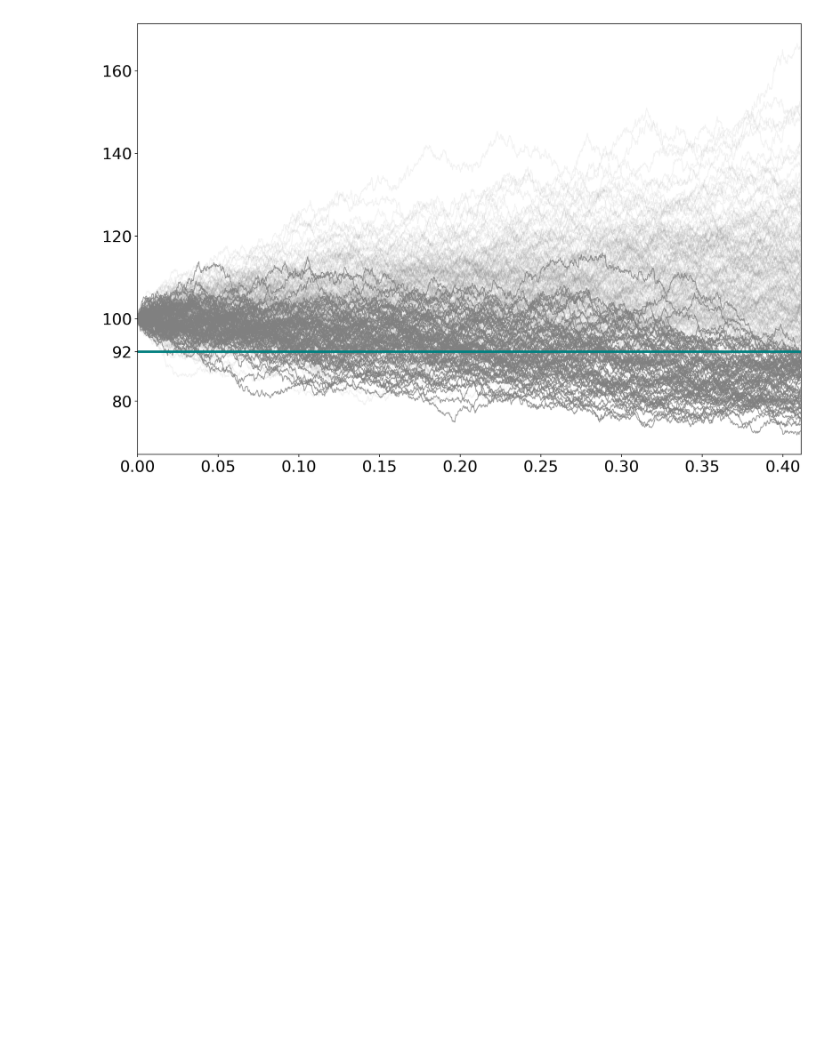
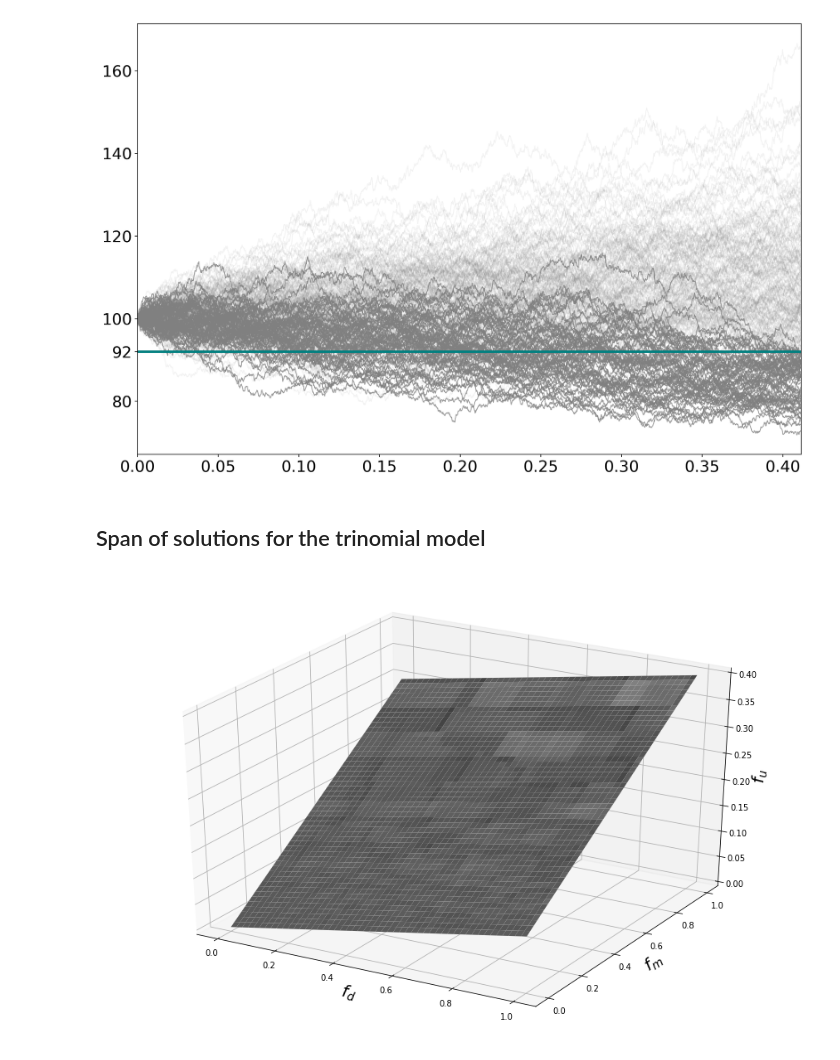
Before and after one commit to gerdm/TGMAFFIRO, a Jupyter notebook: notebooks/graphics.ipynb, the cells around one changed output. Drawn from its saved outputs; the diff is of its cells as text; code cells hidden in the pictures; blank space fills up the shorter version.

Commit message:
edit chapter 3, graphics, and small ch4 detail

```diff
--- a/notebooks/graphics.ipynb
+++ b/notebooks/graphics.ipynb
@@ -210,3 +211,21 @@ plt.savefig("../images/european_call_montecarlo.pdf")
 plt.show()
 # %% [output]
 [figure]
+# %% [markdown]
+## Span of solutions for the trinomial model
+# %%
+x, y = np.linspace(0, 1, 500), np.linspace(0, 1, 500)
+x, y = np.meshgrid(x, y)
+z = 0.1 * x + 0.3 * y
+
+fig = plt.figure(figsize=(15, 10))
+ax = fig.add_subplot(111, projection="3d")
+ax.set_xlabel("$f_d$", size=20)
+ax.set_ylabel("$f_m$", size=20)
+ax.set_zlabel("$f_u$", size=20)
+ax.plot_surface(x, y, z, color="gray")
+
+plt.savefig("../images/trinomial_sol.pdf")
+plt.show()
+# %% [output]
+[figure, added]
```
Also changed, not shown: parts of 1 cell of this notebook, 2 other files.
